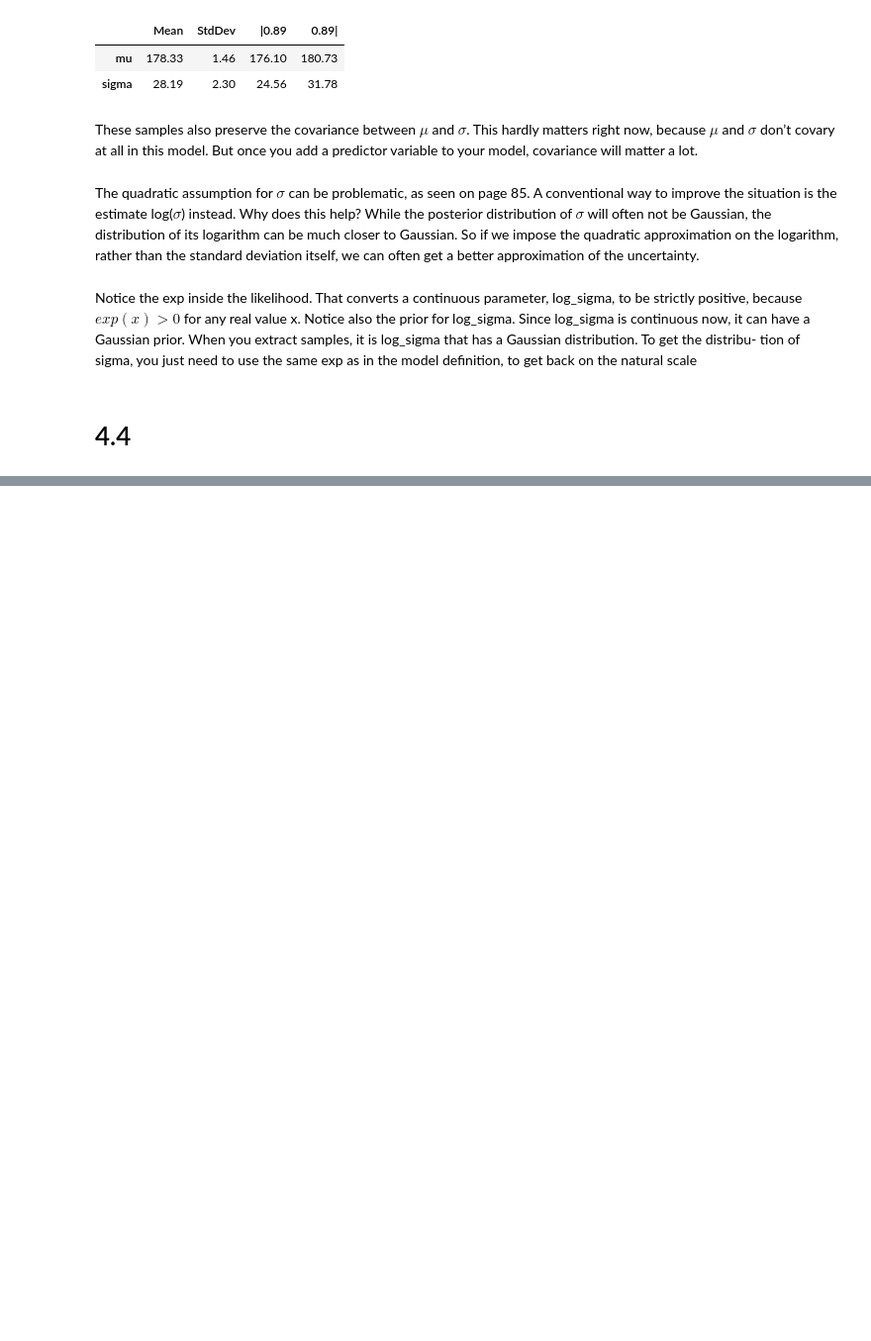
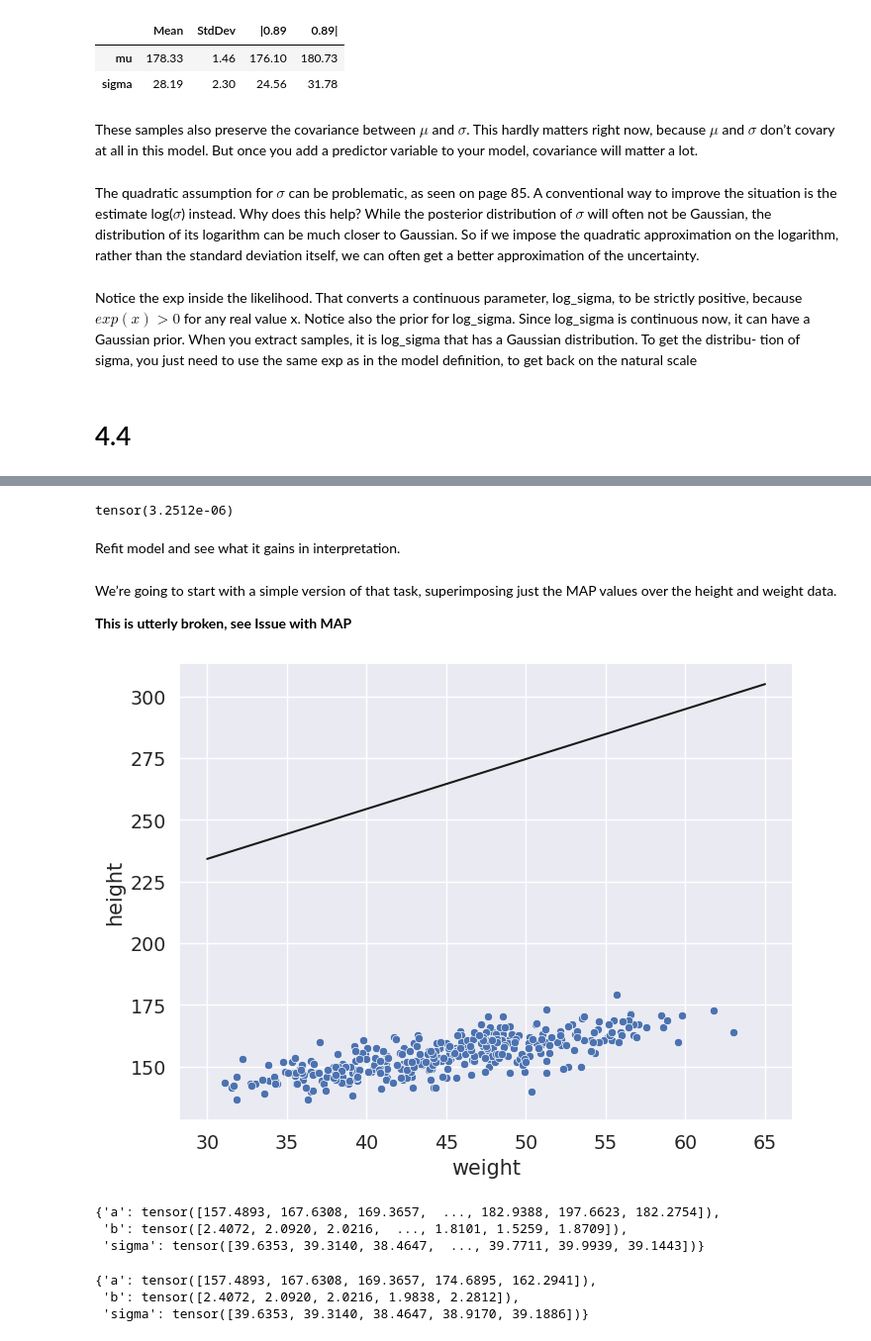
Before and after one commit to krademaker/Pyro, a Jupyter notebook: notebooks/statisticalrethinking_ch4.ipynb, the cells around one changed output, grey strips where cells are left out. Shown at 99% size. Saved outputs shown, nothing was run; the diff lists cells and outputs as text; code cells hidden in the pictures; blank space fills up the shorter version.

Commit message:
closed due to persistent pyro errors

```diff
--- a/notebooks/statisticalrethinking_ch4.ipynb
+++ b/notebooks/statisticalrethinking_ch4.ipynb
@@ -579,0 +635,13 @@ sigma = post["log_sigma"].exp()
+# %%
+# fit model
+def model(weight, height):
+    a = pyro.sample("a", dist.Normal(178, 15))
+    b = pyro.sample("b", dist.Normal(0, 10))
+    mu = a + b * weight
+    sigma = pyro.sample("sigma", dist.Uniform(0, 50))
+    with pyro.plate("plate"):
+        pyro.sample("height", dist.Normal(mu, sigma), obs=height)
+
+d2_weight = torch.tensor(d2["weight"], dtype=torch.float)
+d2_height = torch.tensor(d2["height"], dtype=torch.float)
+m4_3 = MAP(model).run(d2_weight, d2_height)
@@ -579,0 +661,11 @@ sigma = post["log_sigma"].exp()
+# %%
+def model(weight, height):
+    a = pyro.sample('a', dist.Normal(178, 10))
+    b = pyro.sample('b', dist.Normal(0, 10))
+    sigma = pyro.sample('sigma', dist.Uniform(0, 50))
+    with pyro.plate('plate'):
+        pyro.sample('height', dist.Normal(a + b * weight,
+                                         sigma),
+                   obs=height)
+# %%
+m4_3 = MAP(model).run(d2_weight, d2_height)
@@ -579,0 +738,6 @@ sigma = post["log_sigma"].exp()
+# %%
+d2_weight_c.mean()
+# %% [output]
+tensor(3.2512e-06)
+# %% [markdown]
+Refit model and see what it gains in interpretation.
@@ -579,0 +755,26 @@ sigma = post["log_sigma"].exp()
+# %% [markdown]
+We’re going to start with a simple version of that task, superimposing just the MAP values
+over the height and weight data.
+
+**This is utterly broken, see Issue with MAP**
+# %%
+sns.scatterplot(x="weight", y="height", data=d2)
+x = torch.linspace(30, 65, 101)
+sns.lineplot(x=x, y=(coef(m4_3)["a"] + coef(m4_3)["b"] * x), color="k");
+# %% [output]
+[figure, added]
+# %%
+post = extract_samples(m4_3)
+post
+# %% [output]
+{'a': tensor([157.4893, 167.6308, 169.3657,  ..., 182.9388, 197.6623, 182.2754]),
+ 'b': tensor([2.4072, 2.0920, 2.0216,  ..., 1.8101, 1.5259, 1.8709]),
+ 'sigma': tensor([39.6353, 39.3140, 38.4647,  ..., 39.7711, 39.9939, 39.1443])}
+# %%
+
+
+{latent: post[latent][:5].detach() for latent in post}
+# %% [output]
+{'a': tensor([157.4893, 167.6308, 169.3657, 174.6895, 162.2941]),
+ 'b': tensor([2.4072, 2.0920, 2.0216, 1.9838, 2.2812]),
+ 'sigma': tensor([39.6353, 39.3140, 38.4647, 38.9170, 39.1886])}
```
Also changed, not shown: parts of 28 cells of this notebook.
